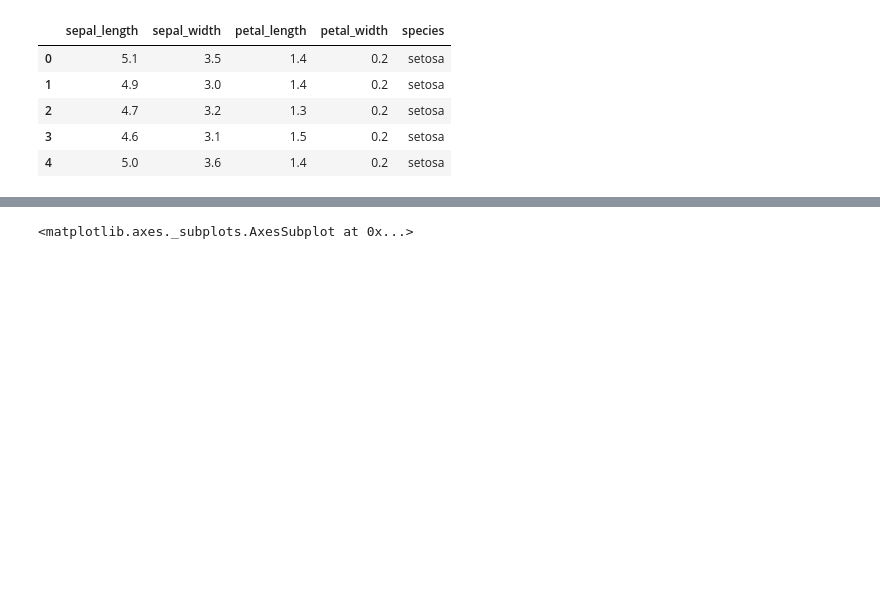
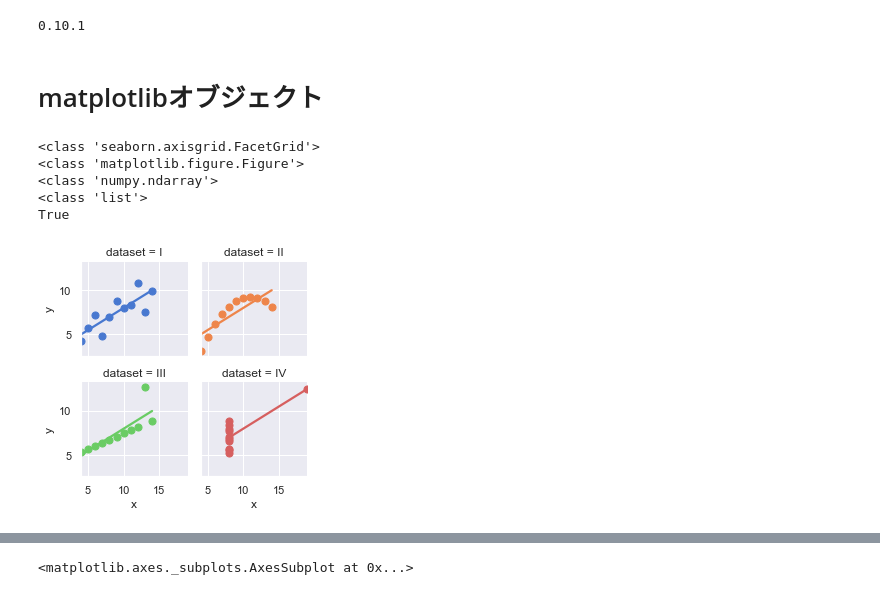
Before and after one commit to xmrogi/template, a Jupyter notebook: visualization/seaborn.ipynb, the cells around one changed output, grey strips where cells are left out. Cells and saved outputs as stored; diff of their text form; code cells hidden in the pictures; blank space fills up the shorter version.

```diff
--- a/visualization/seaborn.ipynb
+++ b/visualization/seaborn.ipynb
@@ -4,17 +4,15 @@ import pandas as pd
 import matplotlib.pyplot as plt
 import seaborn as sns
 sns.set()
+print(sns.__version__)
+# %% [output]
+0.10.1
 # %%
 # プロット用データの作成
 titanic = sns.load_dataset("titanic") ##kaggleで有名な、タイタニック号の生死者データ
 tips = sns.load_dataset("tips")  ## お店の食事時間と会計総額とチップの関係のデータ
 iris = sns.load_dataset("iris")  ## Rでお馴染みのアヤメの統計データ
+anscombe = sns.load_dataset("anscombe")
+fmri = sns.load_dataset("fmri")
-# %%
-iris.head()
-# %% [output]
-|  | sepal_length | sepal_width | petal_length | petal_width | species |
-| 0 | 5.1 | 3.5 | 1.4 | 0.2 | setosa |
-| 1 | 4.9 | 3.0 | 1.4 | 0.2 | setosa |
-| 2 | 4.7 | 3.2 | 1.3 | 0.2 | setosa |
-| 3 | 4.6 | 3.1 | 1.5 | 0.2 | setosa |
-| 4 | 5.0 | 3.6 | 1.4 | 0.2 | setosa |
+# %% [markdown]
+# matplotlibオブジェクト
@@ -20,0 +31,20 @@ iris.head()
+# %%
+"""figureレベル関数について"""
+grid = sns.lmplot(x="x", y="y", col="dataset", hue="dataset", data=anscombe,
+                  col_wrap=2, ci=None, palette="muted", height=2,
+                  scatter_kws={"s": 50, "alpha": 1})
+
+print(type(grid))  # <class 'seaborn.axisgrid.FacetGrid'>
+print(type(grid.fig))  # <class 'matplotlib.figure.Figure'>
+
+print(type(grid.axes))  # <class 'numpy.ndarray'>
+print(type(grid.fig.axes))  # <class 'list'>
+
+print(id(grid.fig.axes[0]) == id(grid.axes[0]))  # True
+# %% [output]
+<class 'seaborn.axisgrid.FacetGrid'>
+<class 'matplotlib.figure.Figure'>
+<class 'numpy.ndarray'>
+<class 'list'>
+True
+[figure, added]
```
Also changed, not shown: parts of 22 cells of this notebook, 1 other file.
